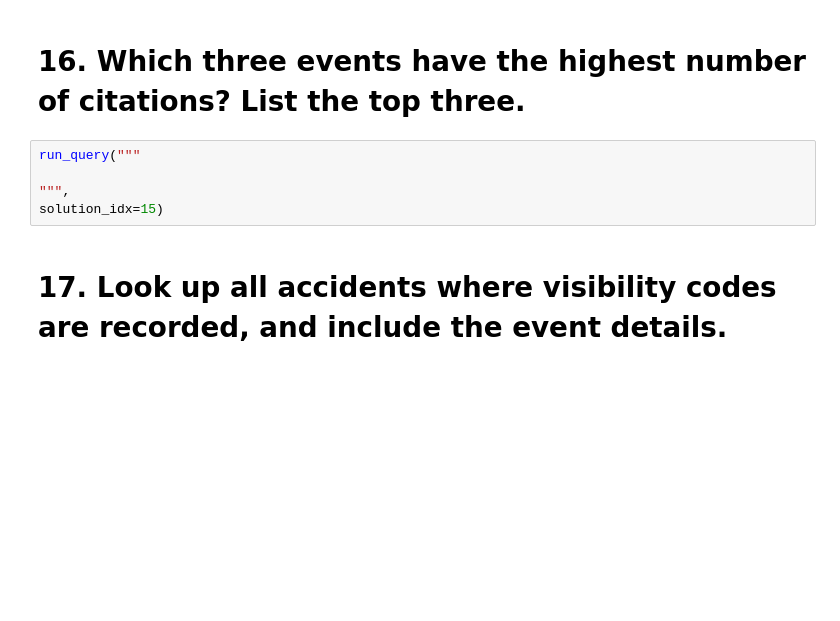
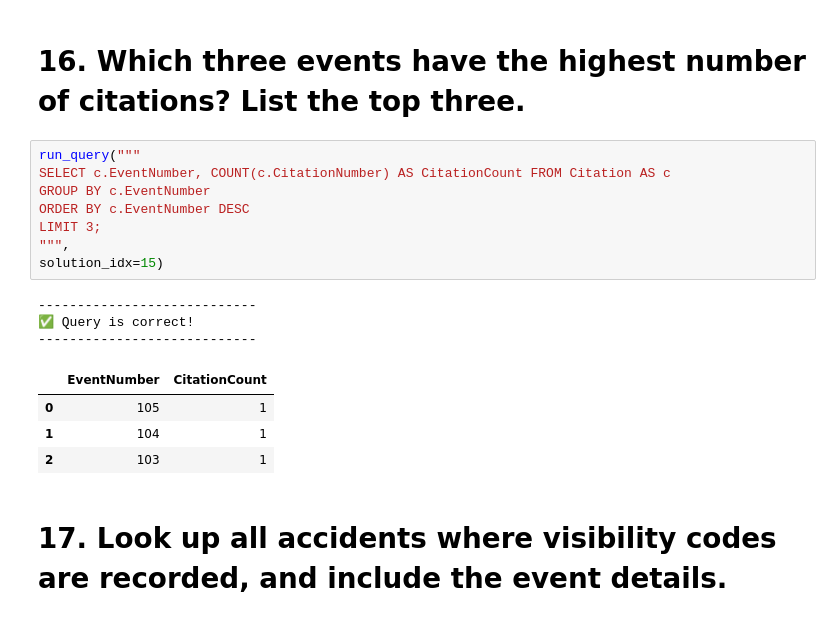
Before and after one commit to 00hiba00/project1, a Jupyter notebook: narsa_usecase.ipynb, the cells around one changed output. Cells and saved outputs as stored; diff of their text form; blank space fills up the shorter version.

```diff
--- a/narsa_usecase.ipynb
+++ b/narsa_usecase.ipynb
@@ -533,11 +545,22 @@ run_query("""
 solution_idx=14)
 # %% [markdown]
 # 16. Which three events have the highest number of citations? List the top three.
-# %%
-run_query("""
-
-""",
-solution_idx=15)
+# %%
+run_query("""
+SELECT c.EventNumber, COUNT(c.CitationNumber) AS CitationCount FROM Citation AS c
+GROUP BY c.EventNumber
+ORDER BY c.EventNumber DESC
+LIMIT 3;
+""",
+solution_idx=15)
+# %% [output]
+----------------------------
+✅ Query is correct!
+----------------------------
+|  | EventNumber | CitationCount |
+| 0 | 105 | 1 |
+| 1 | 104 | 1 |
+| 2 | 103 | 1 |
 # %% [markdown]
 # 17. Look up all accidents where visibility codes are recorded, and include the event details.
 # %%
```
Also changed, not shown: parts of 1 cell of this notebook.
